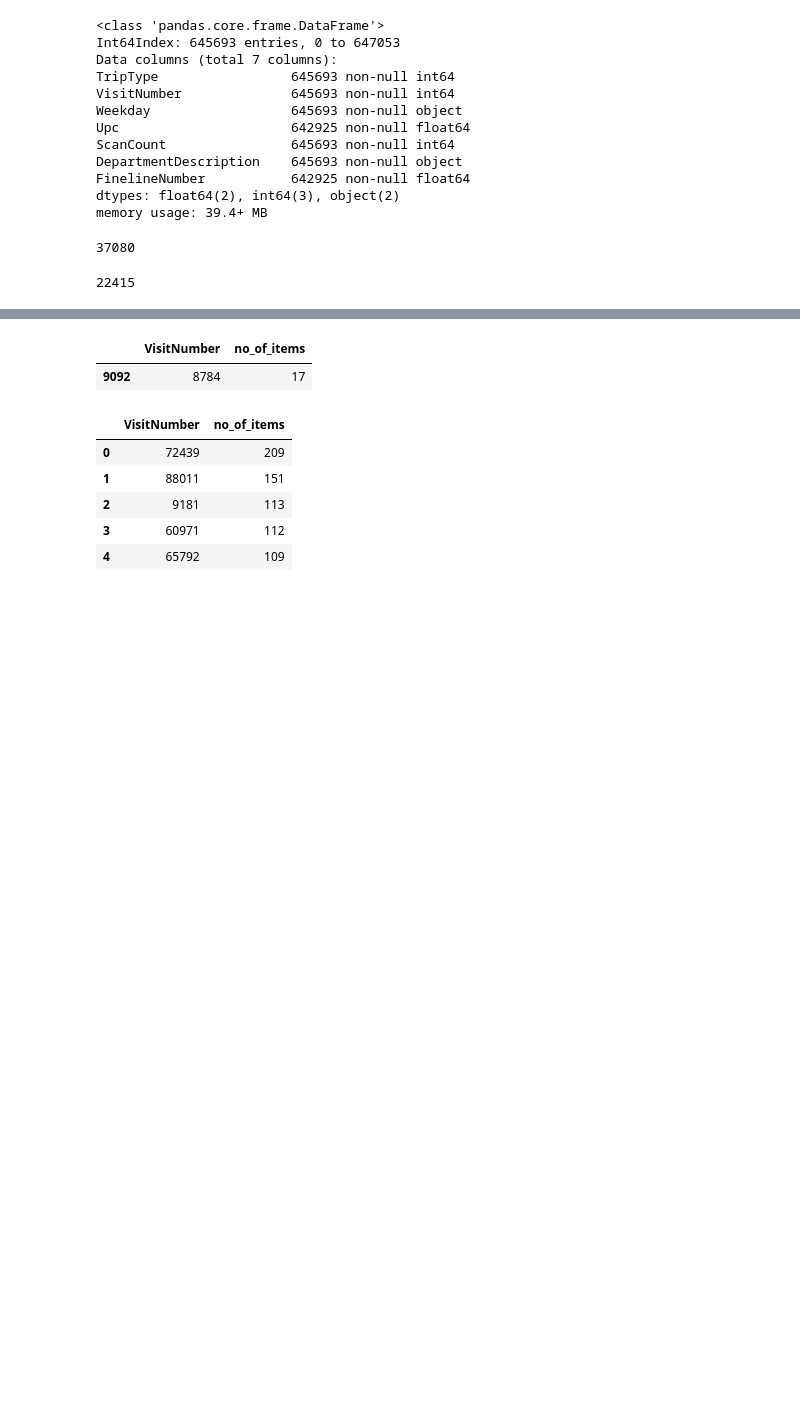
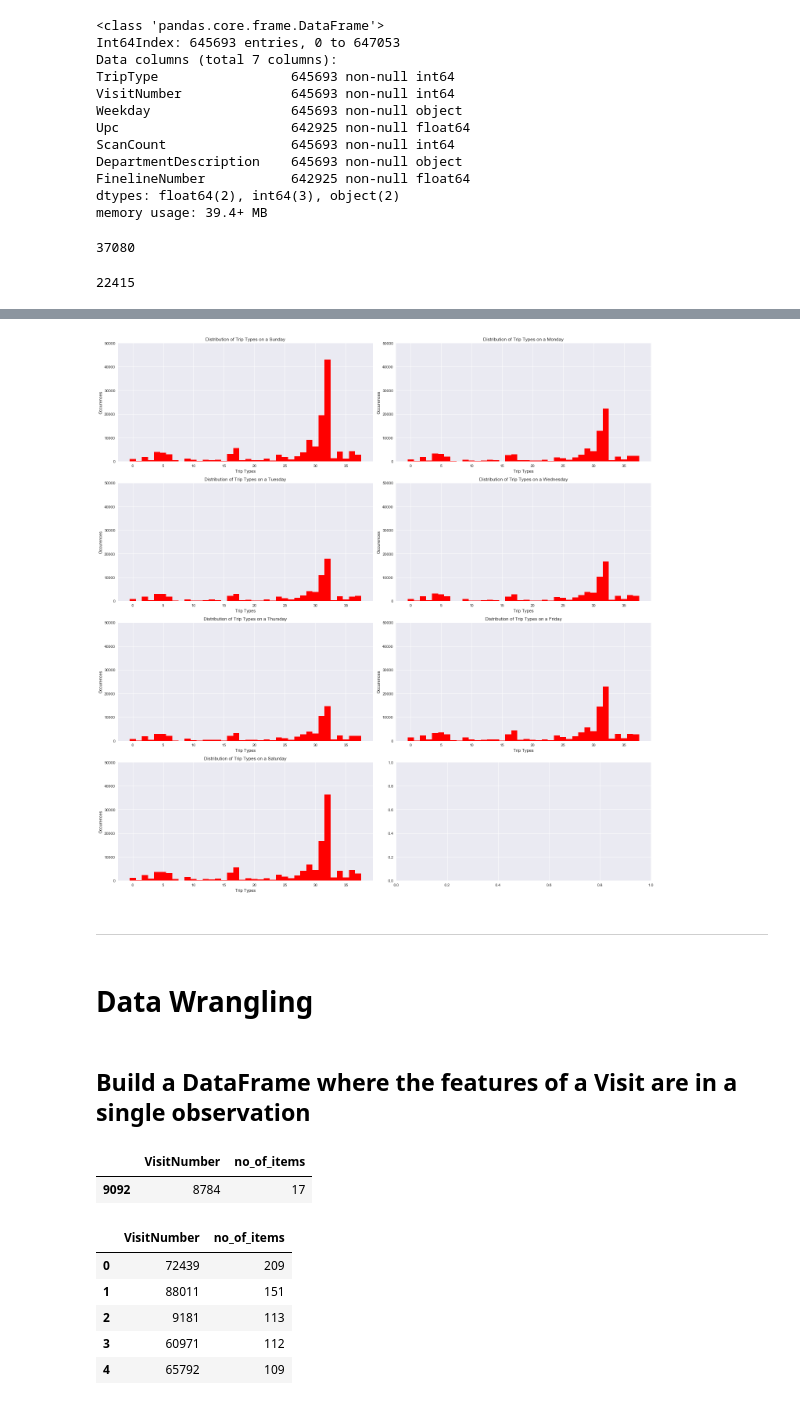
Before and after one commit to rajeshdsar/Walmart-Kaggle-Comp-Repo, a Jupyter notebook: WalMart_Capstone_1.ipynb, the cells around one changed output, grey strips where cells are left out. Cells and saved outputs as stored; diff of their text form; code cells hidden in the pictures; blank space fills up the shorter version.

```diff
--- a/WalMart_Capstone_1.ipynb
+++ b/WalMart_Capstone_1.ipynb
@@ -167,3 +250,70 @@ df_wm_upc_once.head()
+# %%
+df_days_triptype=df_days_triptype.unstack('Weekday',fill_value=0)
+# %%
+plt.rcParams["figure.figsize"] = (20,20)
+fig, axes = plt.subplots(nrows=4, ncols=2)
+ax0, ax1, ax2, ax3, ax4, ax5, ax6, ax7 = axes.flatten()
+ind=np.arange(len(trip_types))
+width=1.0
+btm=0
+tp=50000
+
+colors = ['red', 'tan', 'lime']
+ax0.bar(ind, df_days_triptype[[0][0]]['Sunday'].values,width,color=colors[0])
+ax0.set_title('Distribution of Trip Types on a Sunday')
+ax0.set_ylim(bottom=btm,top=tp,auto=False)
+ax0.set_xlabel('Trip Types')
+ax0.set_ylabel('Occurences')
+
+ax1.bar(ind, df_days_triptype[[0][0]]['Monday'].values,width,color=colors[0])
+ax1.set_title('Distribution of Trip Types on a Monday')
+ax1.set_ylim(bottom=btm,top=tp,auto=False)
+ax1.set_xlabel('Trip Types')
+ax1.set_ylabel('Occurences')
+
+
+ax2.bar(ind, df_days_triptype[[0][0]]['Tuesday'].values,width,color=colors[0])
+ax2.set_title('Distribution of Trip Types on a Tuesday')
+ax2.set_ylim(bottom=btm,top=tp,auto=False)
+ax2.set_xlabel('Trip Types')
+ax2.set_ylabel('Occurences')
+
+ax3.bar(ind, df_days_triptype[[0][0]]['Wednesday'].values,width,color=colors[0])
+ax3.set_title('Distribution of Trip Types on a Wednesday')
+ax3.set_ylim(bottom=btm,top=tp,auto=False)
+ax3.set_xlabel('Trip Types')
+ax3.set_ylabel('Occurences')
+
+
+ax4.bar(ind, df_days_triptype[[0][0]]['Thursday'].values,width,color=colors[0])
+ax4.set_title('Distribution of Trip Types on a Thursday')
+ax4.set_ylim(bottom=btm,top=tp,auto=False)
+ax4.set_xlabel('Trip Types')
+ax4.set_ylabel('Occurences')
+
+ax5.bar(ind, df_days_triptype[[0][0]]['Friday'].values,width,color=colors[0])
+ax5.set_title('Distribution of Trip Types on a Friday')
+ax5.set_ylim(bottom=btm,top=tp,auto=False)
+ax5.set_xlabel('Trip Types')
+ax5.set_ylabel('Occurences')
+
+
+ax6.bar(ind, df_days_triptype[[0][0]]['Saturday'].values,width,color=colors[0])
+ax6.set_title('Distribution of Trip Types on a Saturday')
+ax6.set_ylim(bottom=btm,top=tp,auto=False)
+ax6.set_xlabel('Trip Types')
+ax6.set_ylabel('Occurences')
+
+fig.tight_layout()
+plt.show()
+# %% [output]
+[figure, added]
+# %% [markdown]
+***
+# %% [markdown]
+# Data Wrangling
+# %% [markdown]
+## Build a DataFrame where the features of a Visit are in a single observation
 # %%
 df_visits = pd.DataFrame(df_walmart_1st_cleanse.VisitNumber.value_counts().axes[0])
 # %%
```
Also changed, not shown: parts of 35 cells of this notebook, 1 other file.
